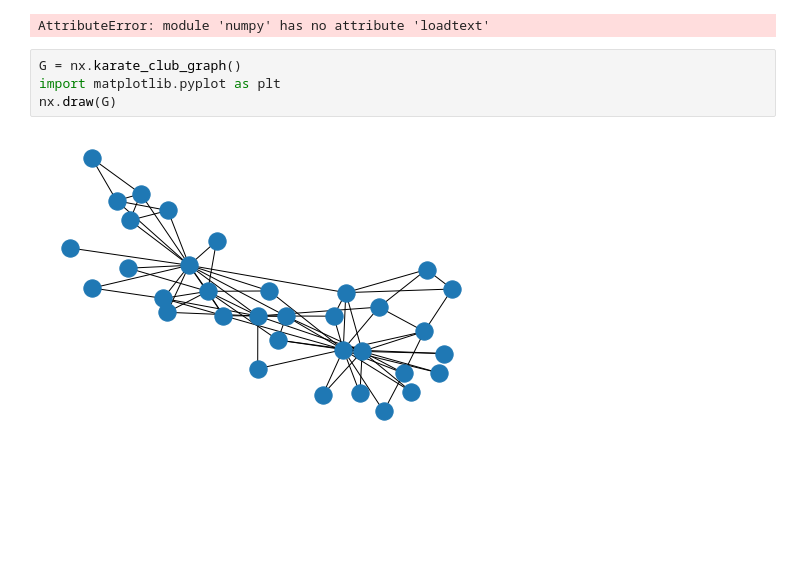
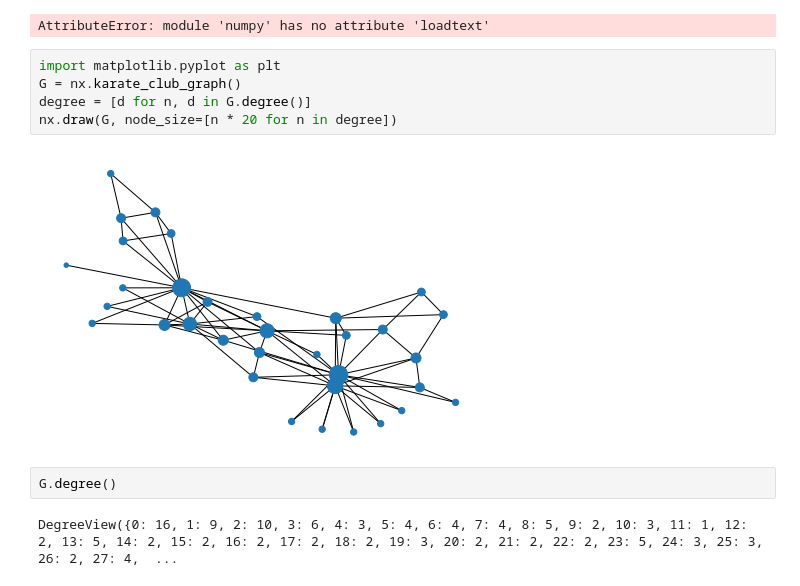
Before and after one commit to fish895623/pandas1, a Jupyter notebook: Untitled8.ipynb, the cells around one changed output. Drawn from its saved outputs; the diff is of its cells as text; blank space fills up the shorter version.

```diff
--- a/Untitled8.ipynb
+++ b/Untitled8.ipynb
@@ -7,9 +7,14 @@ Q = nx.to_networkx_graph(f)
 nx.draw(Q)
 # %% [output]
 AttributeError: module 'numpy' has no attribute 'loadtext'
-# %%
-G = nx.karate_club_graph()
-import matplotlib.pyplot as plt
-nx.draw(G)
-# %% [output]
-[figure, removed]
+# %%
+import matplotlib.pyplot as plt
+G = nx.karate_club_graph()
+degree = [d for n, d in G.degree()]
+nx.draw(G, node_size=[n * 20 for n in degree])
+# %% [output]
+[figure, added]
+# %%
+G.degree()
+# %% [output]
+DegreeView({0: 16, 1: 9, 2: 10, 3: 6, 4: 3, 5: 4, 6: 4, 7: 4, 8: 5, 9: 2, 10: 3, 11: 1, 12: 2, 13: 5, 14: 2, 15: 2, 16: 2, 17: 2, 18: 2, 19: 3, 20: 2, 21: 2, 22: 2, 23: 5, 24: 3, 25: 3, 26: 2, 27: 4,  ...
```
Also changed, not shown: parts of 1 cell of this notebook, 1 other file.
